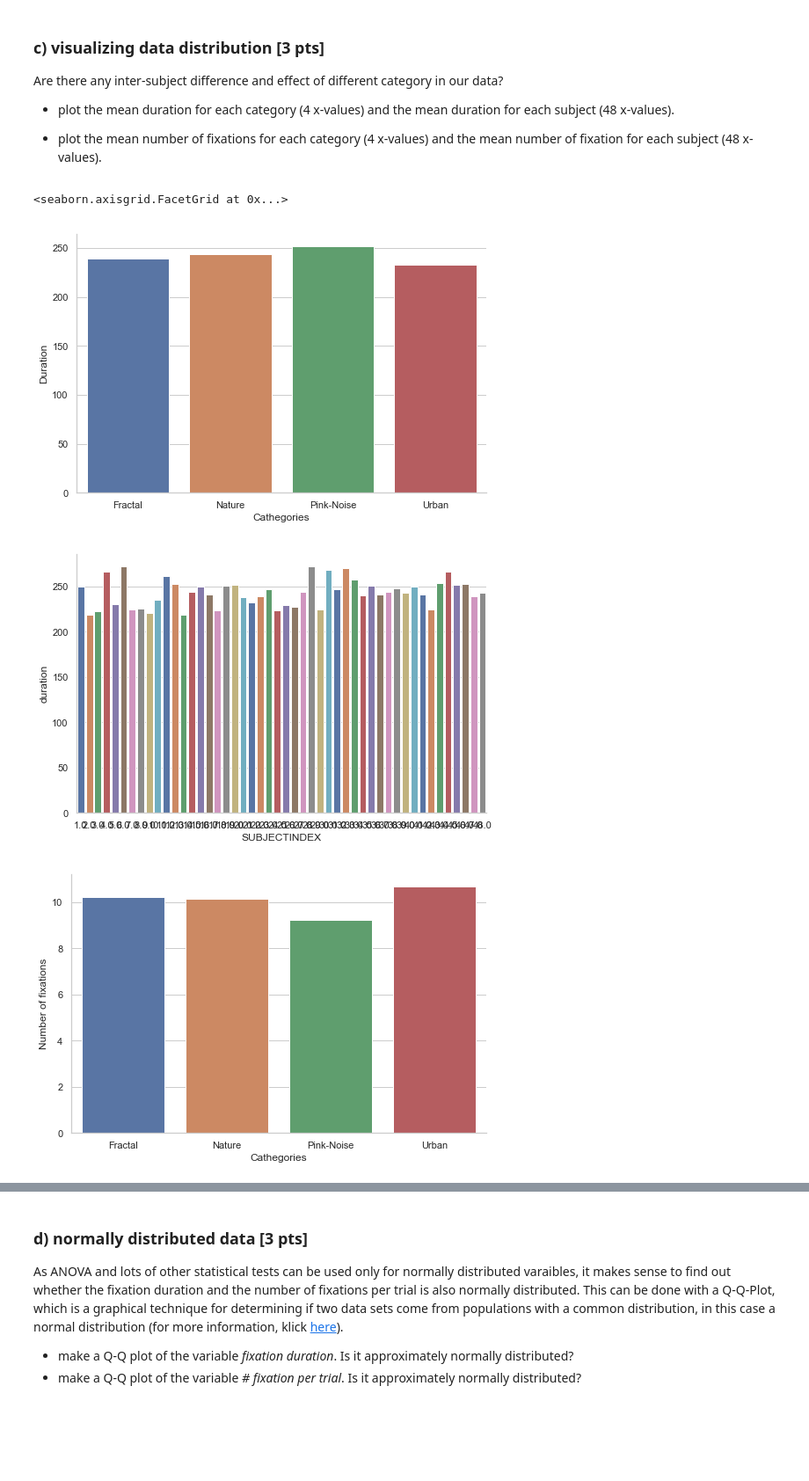
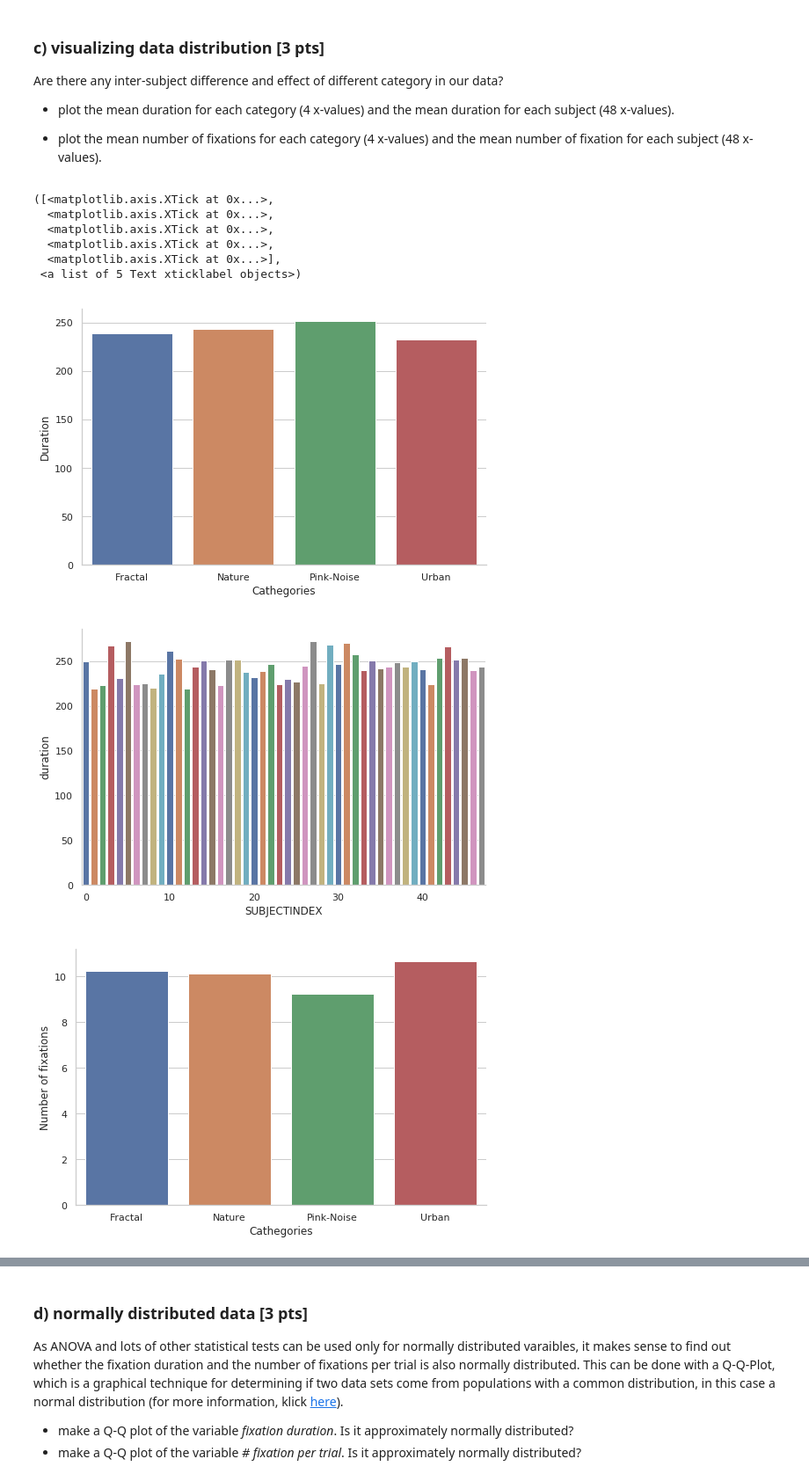
Before and after one commit to NBP-ACC/week-7-acc_8, a Jupyter notebook: Sheet05.ipynb, the cells around one changed output, grey strips where cells are left out. Shown at 88% size. Saved outputs shown, nothing was run; the diff lists cells and outputs as text; code cells hidden in the pictures; blank space fills up the shorter version.

```diff
--- a/Sheet05.ipynb
+++ b/Sheet05.ipynb
@@ -192,31 +192,35 @@ Are there any inter-subject difference and effect of different category in our d
 # %%
 #mean duration & fixations
 meancategory = clean_df.groupby("categoryNames").mean().reset_index()
 meansubject = clean_df.groupby("SUBJECTINDEX").mean().reset_index()
-#print(meancategory)
-#print(meansubject)
+
 
 
 #plotting
 sns.set(context = "notebook", style="whitegrid", palette="deep", font_scale=1)
 
 #mean duration
 sns.catplot(x = "categoryNames", y = "duration",data= meancategory, kind="bar", aspect=1.5)
 plt.xlabel("Cathegories")
 plt.ylabel("Duration")
 
 sns.catplot(x = "SUBJECTINDEX", y = "duration",data= meansubject, kind="bar", palette="deep", aspect=1.5)
-#plt.xticks([])
+plt.xticks([0,10,20,30,40],[0,10,20,30,40])
 
 #mean fixation
 sns.catplot(x = "categoryNames", y = "fix",data= meancategory, kind="bar", aspect=1.5)
 plt.xlabel("Cathegories")
 plt.ylabel("Number of fixations")
 
 sns.catplot(x = "SUBJECTINDEX", y = "fix",data= meansubject, kind="bar", palette="deep", aspect=1.5)
-#plt.xticks([])
+plt.xticks([0,10,20,30,40],[0,10,20,30,40])
 # %% [output]
-<seaborn.axisgrid.FacetGrid at 0x...>
+([<matplotlib.axis.XTick at 0x...>,
+  <matplotlib.axis.XTick at 0x...>,
+  <matplotlib.axis.XTick at 0x...>,
+  <matplotlib.axis.XTick at 0x...>,
+  <matplotlib.axis.XTick at 0x...>],
+ <a list of 5 Text xticklabel objects>)
-[figure, old version]
+[figure, new version]
-[figure, old version]
+[figure, new version]
-[figure, old version]
+[figure, new version]
```
Also changed, not shown: parts of 8 cells of this notebook.
